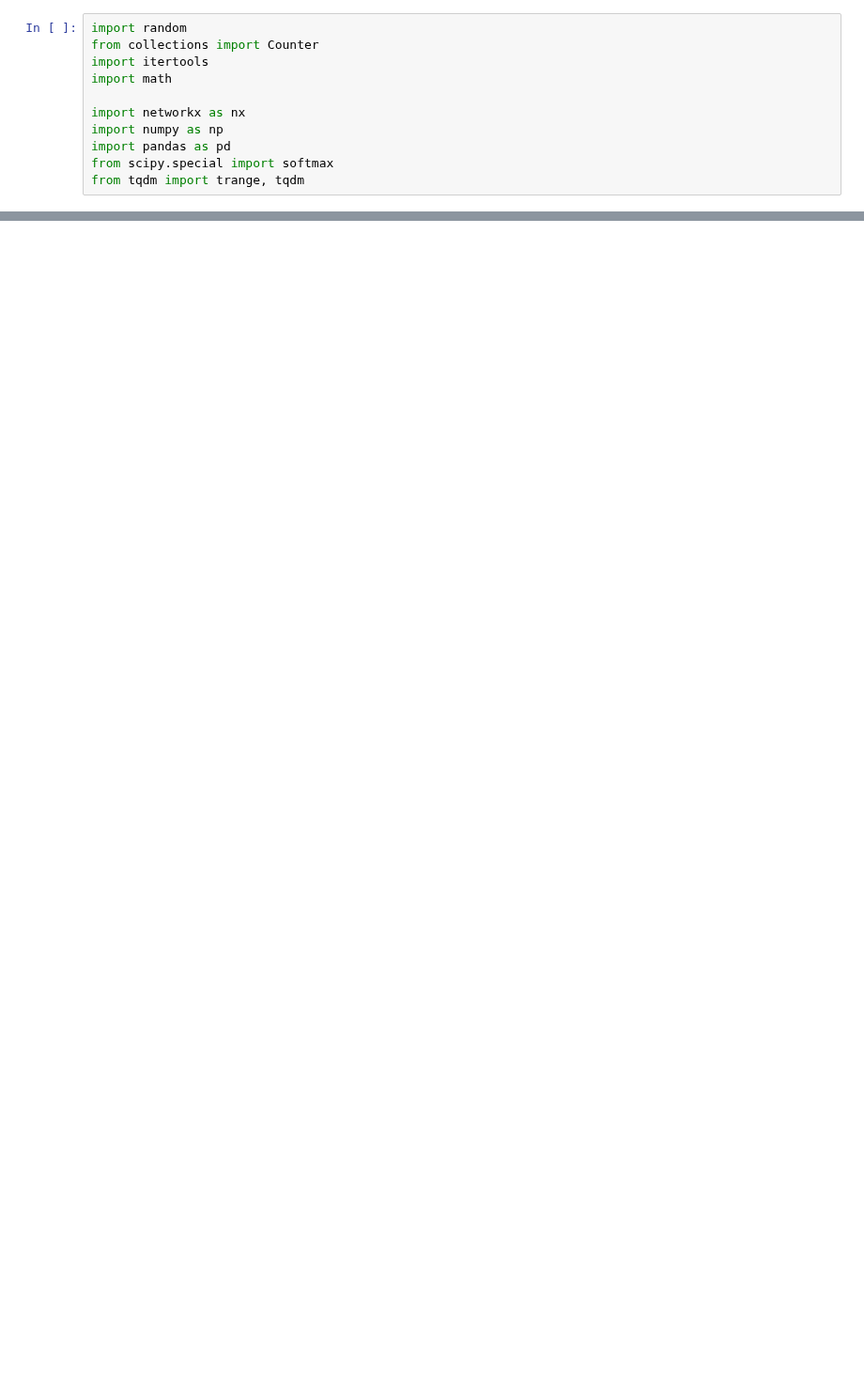
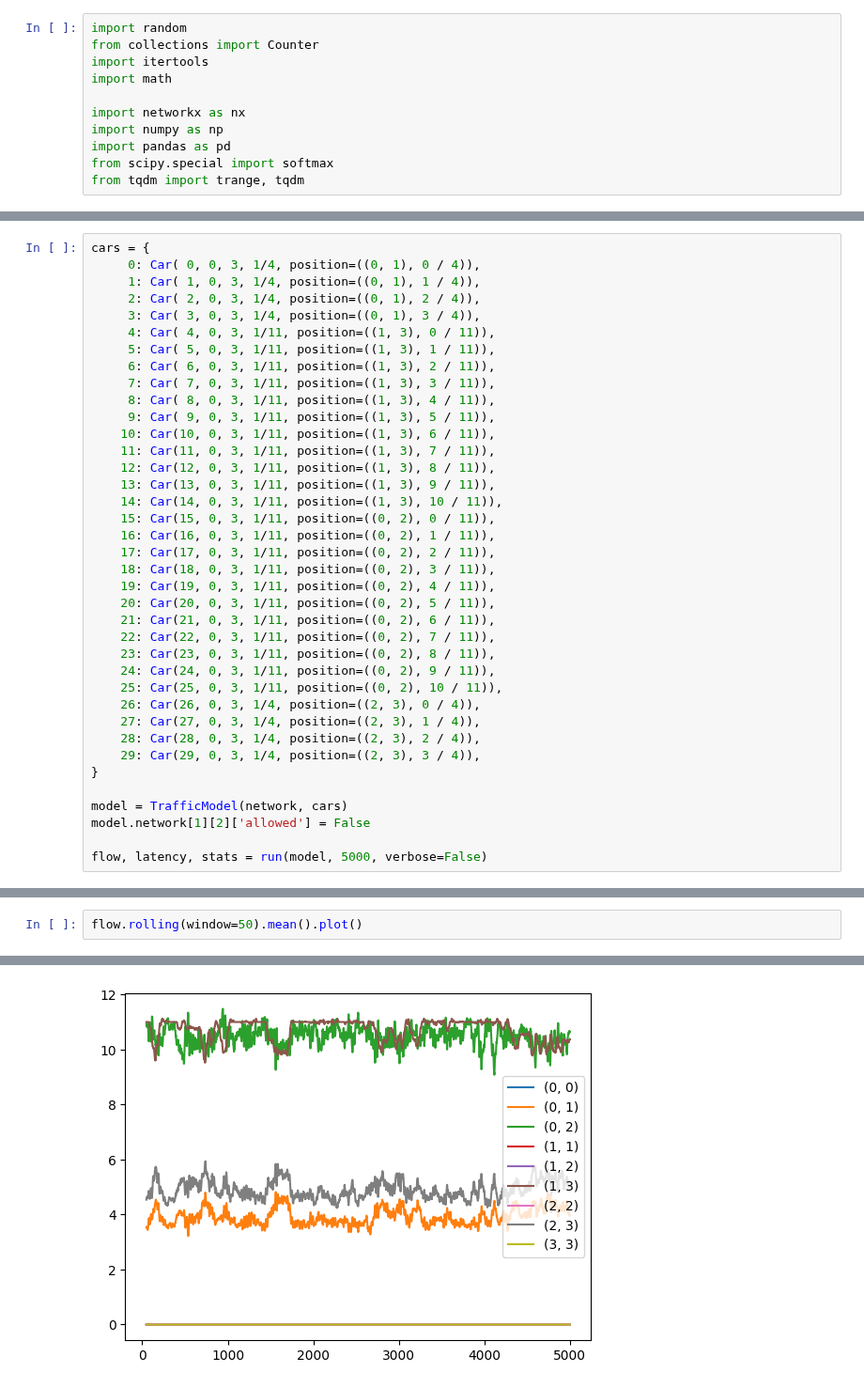
Before and after one commit to michoest/aamas-2024, a Jupyter notebook: src/traffic/v1/sequential.ipynb, the cells around one changed output, grey strips where cells are left out. Shown at 94% size. Cells and saved outputs as stored; diff of their text form; blank space fills up the shorter version.

```diff
--- a/src/traffic/v1/sequential.ipynb
+++ b/src/traffic/v1/sequential.ipynb
@@ -282,0 +297,38 @@ latency.plot()
+# %%
+cars = {
+     0: Car( 0, 0, 3, 1/4, position=((0, 1), 0 / 4)),
+     1: Car( 1, 0, 3, 1/4, position=((0, 1), 1 / 4)),
+     2: Car( 2, 0, 3, 1/4, position=((0, 1), 2 / 4)),
+     3: Car( 3, 0, 3, 1/4, position=((0, 1), 3 / 4)),
+     4: Car( 4, 0, 3, 1/11, position=((1, 3), 0 / 11)),
+     5: Car( 5, 0, 3, 1/11, position=((1, 3), 1 / 11)),
+     6: Car( 6, 0, 3, 1/11, position=((1, 3), 2 / 11)),
+     7: Car( 7, 0, 3, 1/11, position=((1, 3), 3 / 11)),
+     8: Car( 8, 0, 3, 1/11, position=((1, 3), 4 / 11)),
+     9: Car( 9, 0, 3, 1/11, position=((1, 3), 5 / 11)),
+    10: Car(10, 0, 3, 1/11, position=((1, 3), 6 / 11)),
+    11: Car(11, 0, 3, 1/11, position=((1, 3), 7 / 11)),
+    12: Car(12, 0, 3, 1/11, position=((1, 3), 8 / 11)),
+    13: Car(13, 0, 3, 1/11, position=((1, 3), 9 / 11)),
+    14: Car(14, 0, 3, 1/11, position=((1, 3), 10 / 11)),
+    15: Car(15, 0, 3, 1/11, position=((0, 2), 0 / 11)),
+    16: Car(16, 0, 3, 1/11, position=((0, 2), 1 / 11)),
+    17: Car(17, 0, 3, 1/11, position=((0, 2), 2 / 11)),
+    18: Car(18, 0, 3, 1/11, position=((0, 2), 3 / 11)),
+    19: Car(19, 0, 3, 1/11, position=((0, 2), 4 / 11)),
+    20: Car(20, 0, 3, 1/11, position=((0, 2), 5 / 11)),
+    21: Car(21, 0, 3, 1/11, position=((0, 2), 6 / 11)),
+    22: Car(22, 0, 3, 1/11, position=((0, 2), 7 / 11)),
+    23: Car(23, 0, 3, 1/11, position=((0, 2), 8 / 11)),
+    24: Car(24, 0, 3, 1/11, position=((0, 2), 9 / 11)),
+    25: Car(25, 0, 3, 1/11, position=((0, 2), 10 / 11)),
+    26: Car(26, 0, 3, 1/4, position=((2, 3), 0 / 4)),
+    27: Car(27, 0, 3, 1/4, position=((2, 3), 1 / 4)),
+    28: Car(28, 0, 3, 1/4, position=((2, 3), 2 / 4)),
+    29: Car(29, 0, 3, 1/4, position=((2, 3), 3 / 4)),
+}
+
+model = TrafficModel(network, cars)
+model.network[1][2]['allowed'] = False
+
+flow, latency, stats = run(model, 5000, verbose=False)
@@ -282,0 +357,3 @@ latency.plot()
+# %%
+flow.rolling(window=50).mean().plot()
+# %% [output]
@@ -282,0 +361 @@ latency.plot()
+[figure, added]
```
Also changed, not shown: parts of 23 cells of this notebook.
